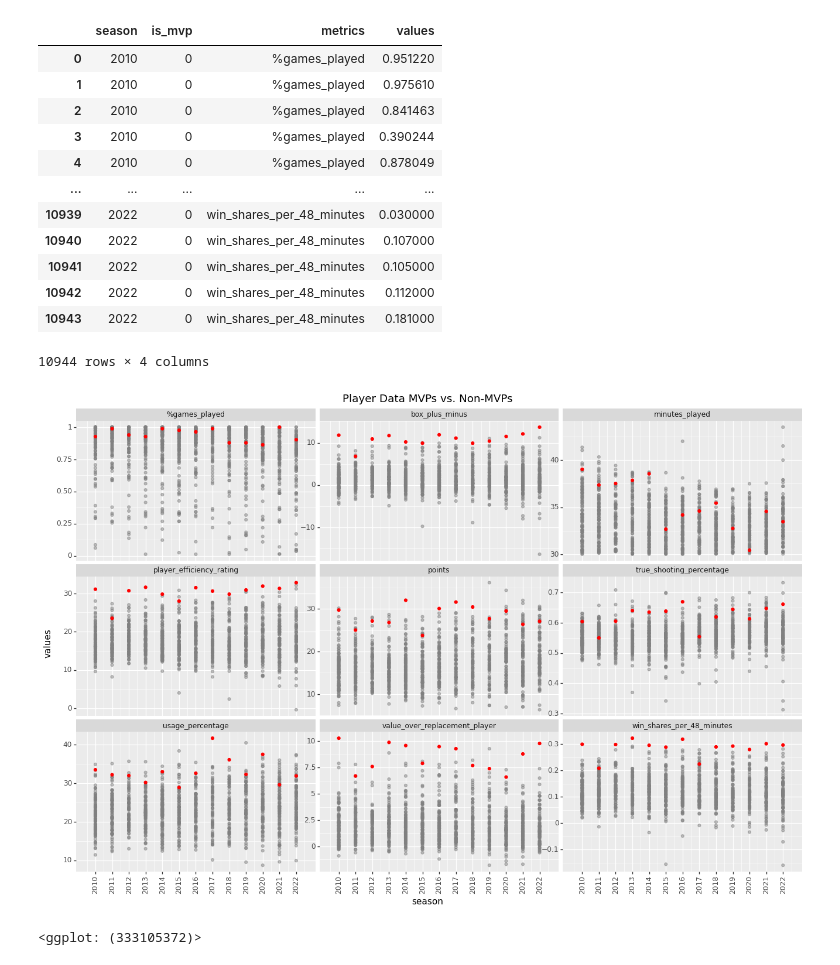
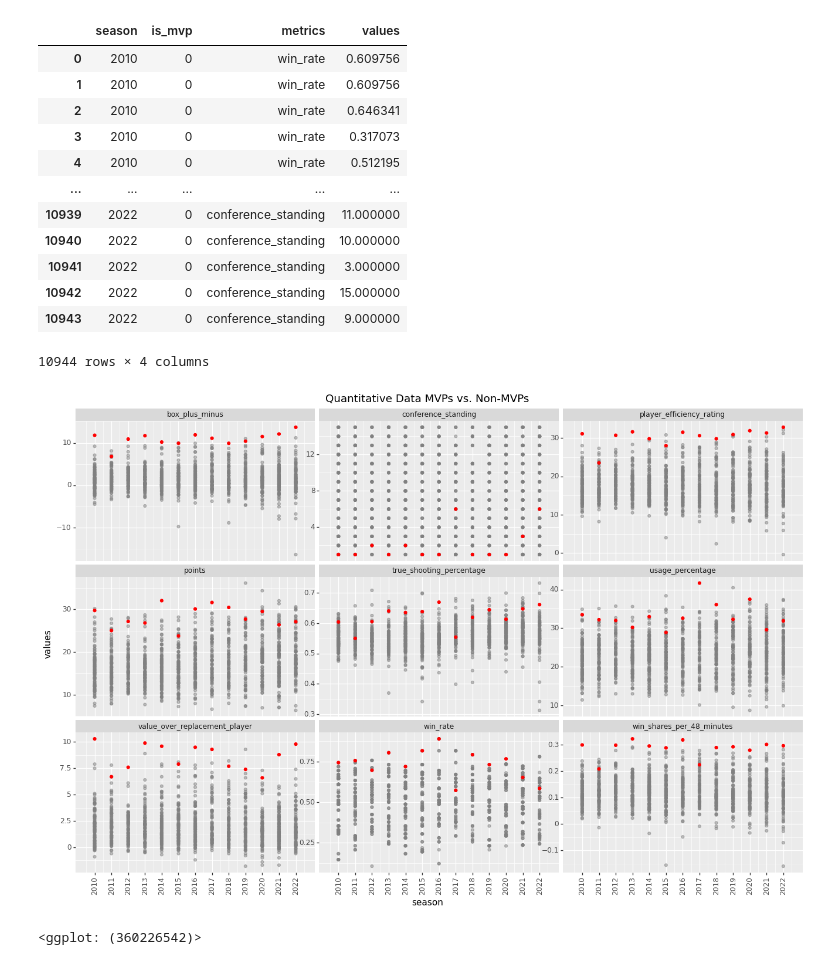
Before and after one commit to tz1211/DS105L-Project-404-Not-Found, a Jupyter notebook: Code/visualisation/data_visualisation_pres2.ipynb, the cells around one changed output. Cells and saved outputs as stored; diff of their text form; code cells hidden in the pictures.

Commit message:
Quantitative data visualisation

```diff
--- a/Code/visualisation/data_visualisation_pres2.ipynb
+++ b/Code/visualisation/data_visualisation_pres2.ipynb
@@ -2,7 +2,7 @@
 import pandas as pd
 from plotnine import *
 # %%
-df_players = pd.read_csv("../../Data/semi_processed_data/player_data.csv")
+df_players = pd.read_csv("../../Data/final_cleaned_data/final_cleaned_data.csv")
 df_players.drop("Unnamed: 0", axis = 1, inplace = True)
 df_players
 # %% [output]
@@ -39,39 +43,39 @@ Index(['season', 'slug', 'name', 'team', 'age', '%games_played',
       dtype='object')
 # %%
 df_wide = df_players.drop(columns = ["slug", "name", "team", "age"], axis = 1)
-interested = ["season", "is_mvp", "%games_played", "minutes_played", "points", "box_plus_minus", "player_efficiency_rating", "true_shooting_percentage", "usage_percentage", "value_over_replacement_player", "win_shares_per_48_minutes"]
+interested = ["season", "is_mvp", "win_rate", "points", "box_plus_minus", "player_efficiency_rating", "true_shooting_percentage", "usage_percentage", "value_over_replacement_player", "win_shares_per_48_minutes", "conference_standing"]
 df_wide = df_wide[interested]
 df_long = df_wide.melt(id_vars = ["season", "is_mvp"], var_name = "metrics", value_name = "values")
 df_long["is_mvp"] = df_long["is_mvp"].apply(lambda x: str(x))
 df_long
 # %% [output]
 |  | season | is_mvp | metrics | values |
-| 0 | 2010 | 0 | %games_played | 0.951220 |
-| 1 | 2010 | 0 | %games_played | 0.975610 |
-| 2 | 2010 | 0 | %games_played | 0.841463 |
-| 3 | 2010 | 0 | %games_played | 0.390244 |
-| 4 | 2010 | 0 | %games_played | 0.878049 |
+| 0 | 2010 | 0 | win_rate | 0.609756 |
+| 1 | 2010 | 0 | win_rate | 0.609756 |
+| 2 | 2010 | 0 | win_rate | 0.646341 |
+| 3 | 2010 | 0 | win_rate | 0.317073 |
+| 4 | 2010 | 0 | win_rate | 0.512195 |
 | ... | ... | ... | ... | ... |
-| 10939 | 2022 | 0 | win_shares_per_48_minutes | 0.030000 |
-| 10940 | 2022 | 0 | win_shares_per_48_minutes | 0.107000 |
-| 10941 | 2022 | 0 | win_shares_per_48_minutes | 0.105000 |
-| 10942 | 2022 | 0 | win_shares_per_48_minutes | 0.112000 |
-| 10943 | 2022 | 0 | win_shares_per_48_minutes | 0.181000 |
+| 10939 | 2022 | 0 | conference_standing | 11.000000 |
+| 10940 | 2022 | 0 | conference_standing | 10.000000 |
+| 10941 | 2022 | 0 | conference_standing | 3.000000 |
+| 10942 | 2022 | 0 | conference_standing | 15.000000 |
+| 10943 | 2022 | 0 | conference_standing | 9.000000 |
 10944 rows × 4 columns
 # %%
 custom_colours = {"1": "red", "0": "grey"}
 
 g = (
     ggplot()
     + geom_point(data = df_long[df_long["is_mvp"] != "1"], mapping = aes(x = "season", y = "values"), color = "grey", alpha = 0.5)
     + geom_point(data = df_long[df_long["is_mvp"] == "1"], mapping = aes(x = "season", y = "values"), color = "red")
-    + labs(title = "Player Data MVPs vs. Non-MVPs")
+    + labs(title = "Quantitative Data MVPs vs. Non-MVPs")
     + facet_wrap("~metrics", scales = "free_y")
     + theme(axis_text_x = element_text(angle = 90), figure_size = (16, 10))
     + scale_x_continuous(breaks = range(2010, 2023), limits = (2010 - 0.5, 2022 + 0.5))
 )
 
 g
 # %% [output]
-[figure, old version]
+[figure, new version]
-<ggplot: (333105372)>
+<ggplot: (360226542)>
```
Also changed, not shown: parts of 2 cells of this notebook, 1 other file.
